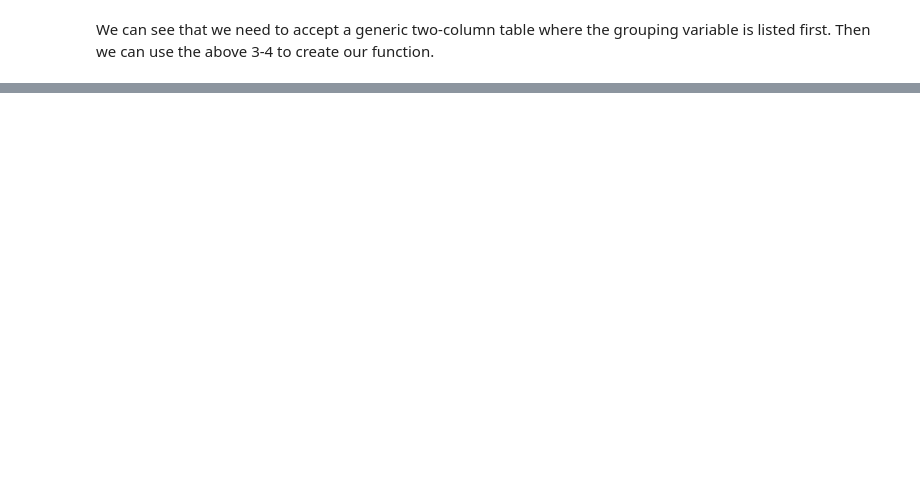
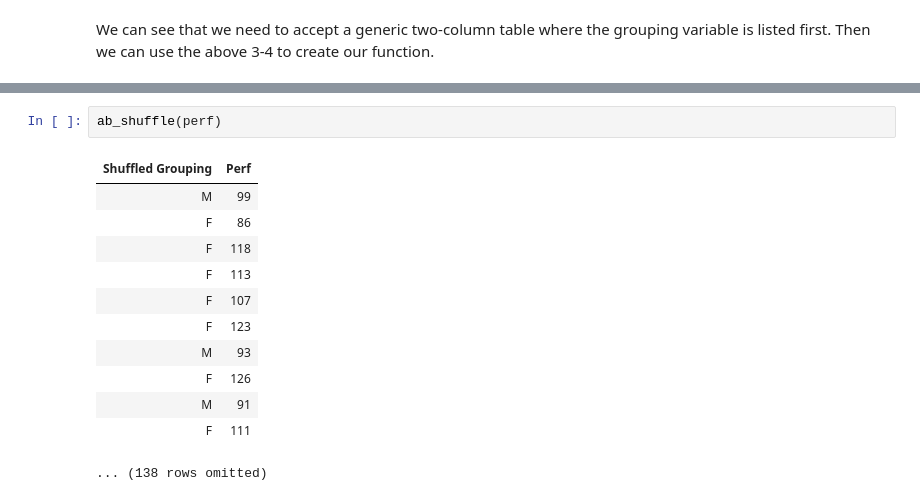
Before and after one commit to StraightDraw/stats, a Jupyter notebook: _build/jupyter_execute/sb/11.ipynb, the cells around one changed output, grey strips where cells are left out. Saved outputs shown, nothing was run; the diff lists cells and outputs as text; blank space fills up the shorter version.

```diff
--- a/_build/jupyter_execute/sb/11.ipynb
+++ b/_build/jupyter_execute/sb/11.ipynb
@@ -212,0 +248,15 @@ ab_hist(diffs,observed_difference)
+# %%
+ab_shuffle(perf)
+# %% [output]
+| Shuffled Grouping | Perf |
+| M | 99 |
+| F | 86 |
+| F | 118 |
+| F | 113 |
+| F | 107 |
+| F | 123 |
+| M | 93 |
+| F | 126 |
+| M | 91 |
+| F | 111 |
+... (138 rows omitted)
```
Also changed, not shown: parts of 23 cells of this notebook, 10 other files.
